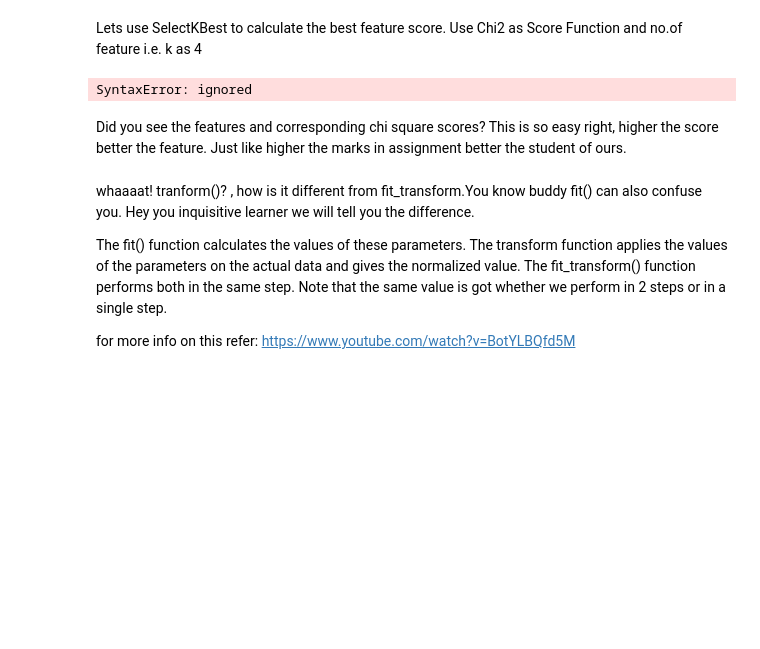
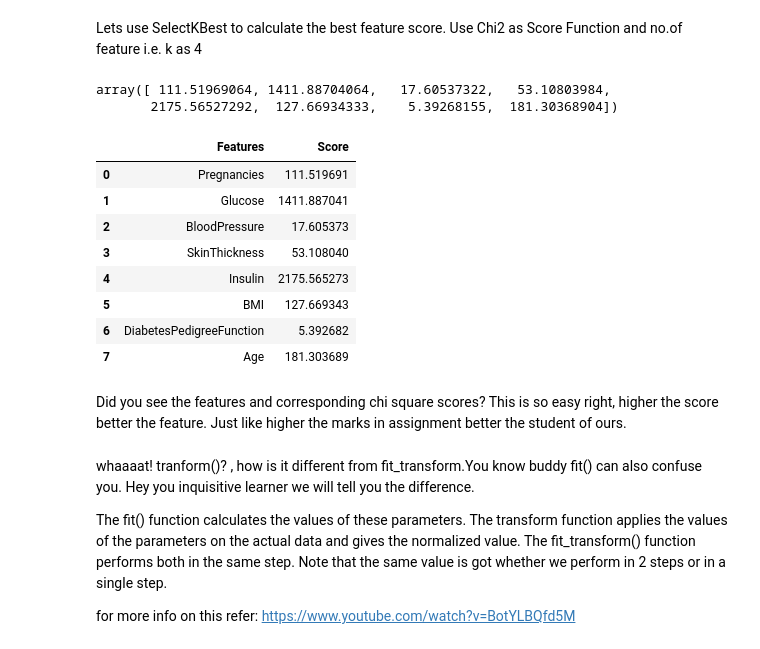
Before and after one commit to sureshmecad/CloudyML-AI-FOR-ALL, a Jupyter notebook: 8_Feature_Selection_CloudyML.ipynb, the cells around one changed output. Cells and saved outputs as stored; diff of their text form; code cells hidden in the pictures; blank space fills up the shorter version.

```diff
--- a/8_Feature_Selection_CloudyML.ipynb
+++ b/8_Feature_Selection_CloudyML.ipynb
@@ -449,7 +449,7 @@ diabetes.head()
 | 4 | 0 | 137 | 40 | 35 | 168 | 43.1 | 2.288 | 33 | ... |
 # %%
 # assign features to X variable and 'outcome' to y variable from the dataframe diabetes
-x = diabetes.drop('Outcome', axis = 1)
+X = diabetes.drop('Outcome', axis = 1)
 
 y = diabetes["Outcome"]
 # %%
@@ -458,24 +458,38 @@ from sklearn.feature_selection import SelectKBest
 from sklearn.feature_selection import chi2
 # %%
 # converting data cast to a float type.
+X = X.astype(float)
 # %% [markdown]
 Lets use SelectKBest to calculate the best feature score. Use Chi2 as Score Function and no.of feature i.e. k as 4
 # %%
 # Initialise SelectKBest with above parameters
-chi2_test= SelectKBest(chi2, k=4).fit_transform(x, y)
+chi2_test= SelectKBest(chi2, k=4)
 
 # fit it with X and Y
-chi2_model=#
+chi2_model= chi2_test.fit(X, y)
-# %% [output]
-SyntaxError: ignored
 # %%
 #print the scores of chi2_model
+chi2_model.scores_
+# %% [output]
+array([ 111.51969064, 1411.88704064,   17.60537322,   53.10803984,
+       2175.56527292,  127.66934333,    5.39268155,  181.30368904])
 # %%
 # use generate_feature_scores_df function to get features and their respective scores passing X and chi2_model.scores_ as paramter
-feature_score_df=#
+feature_score_df= generate_feature_scores_df(X, chi2_model.scores_)
 
 
 # return feature_score_df
+feature_score_df
+# %% [output]
+|  | Features | Score |
+| 0 | Pregnancies | 111.519691 |
+| 1 | Glucose | 1411.887041 |
+| 2 | BloodPressure | 17.605373 |
+| 3 | SkinThickness | 53.108040 |
+| 4 | Insulin | 2175.565273 |
+| 5 | BMI | 127.669343 |
+| 6 | DiabetesPedigreeFunction | 5.392682 |
+| 7 | Age | 181.303689 |
 # %% [markdown]
 Did you see the features and corresponding chi square scores? This is so easy right, higher the score better the feature. Just like higher the marks in assignment better the student of ours.
 # %%
```
Also changed, not shown: parts of 9 cells of this notebook.
